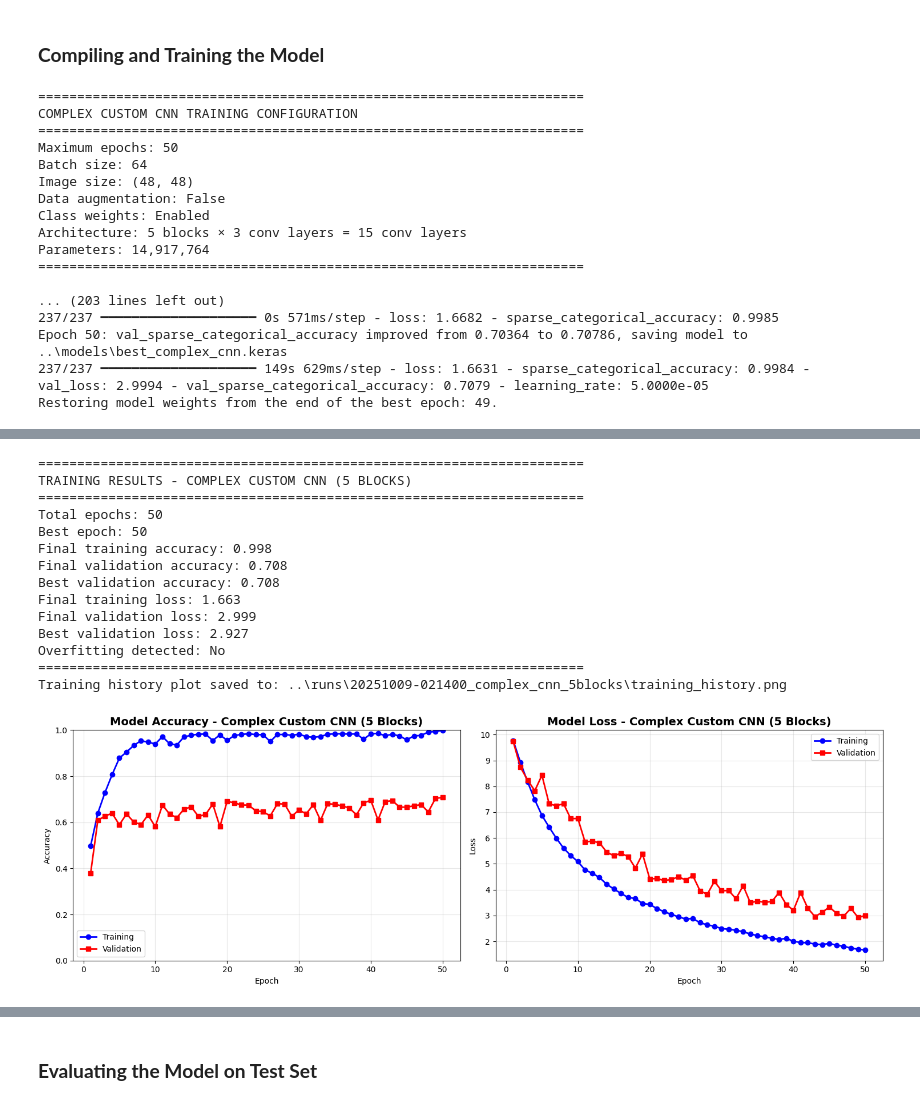
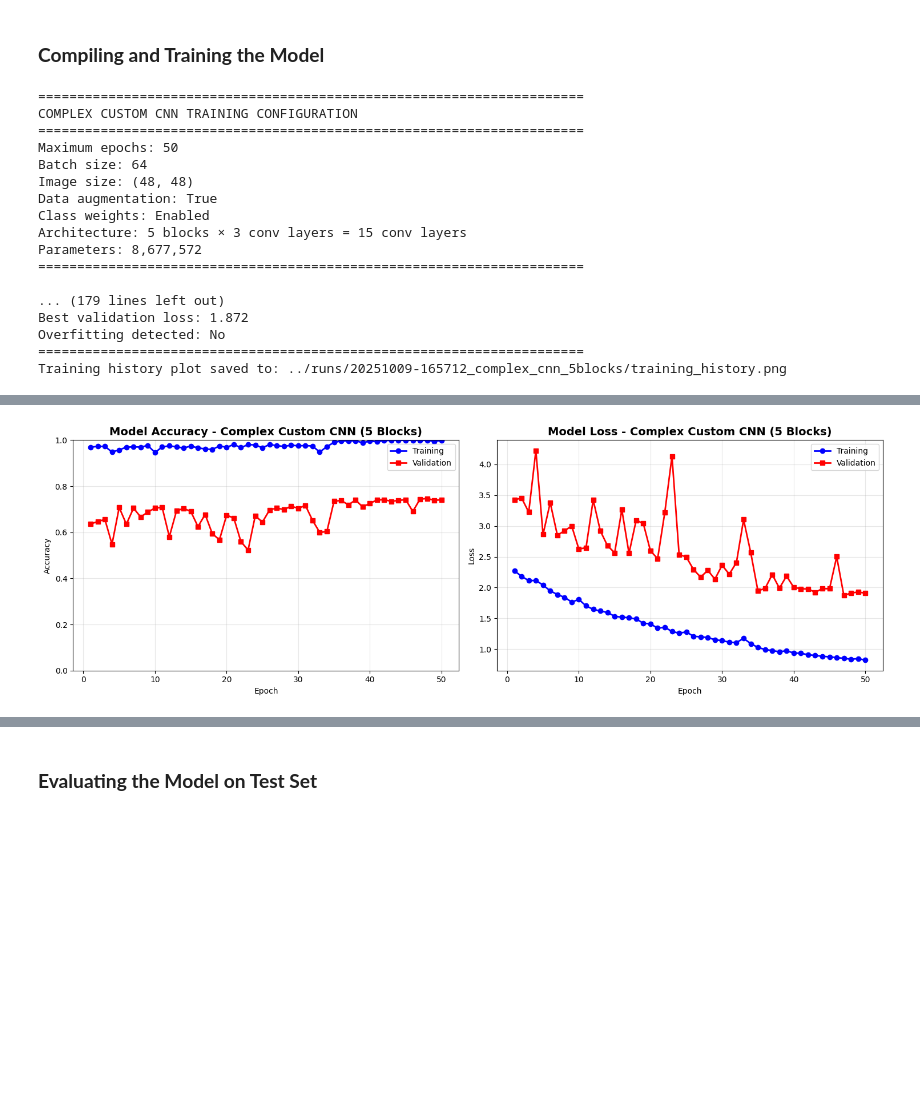
Before and after one commit to ayri77/FacialEmotionRecognition, a Jupyter notebook: notebooks/Facial_Emotion_Recognition_Complete.ipynb, the cells around one changed output, grey strips where cells are left out. Cells and saved outputs as stored; diff of their text form; code cells hidden in the pictures; blank space fills up the shorter version.

Commit message:
Final Capstone project completion: Added comprehensive final notebook with 82.03% accuracy, Docker optimization guide, and complete project documentation

```diff
--- a/notebooks/Facial_Emotion_Recognition_Complete.ipynb
+++ b/notebooks/Facial_Emotion_Recognition_Complete.ipynb
@@ -848,6 +936,7 @@ def make_generators(train_dir, val_dir, test_dir, img_size=(48,48),
     print("Train data:")
     train_ds = image_dataset_from_directory(
         train_dir,
+        class_names=CLASS_ORDER,  # FIXED ORDER for reproducibility!
         image_size=img_size,
         batch_size=batch_size,
         color_mode=color_mode,
@@ -860,6 +949,7 @@ def make_generators(train_dir, val_dir, test_dir, img_size=(48,48),
     print("Validation data:")
     val_ds = image_dataset_from_directory(
         val_dir,
+        class_names=CLASS_ORDER,  # FIXED ORDER for reproducibility!
         image_size=img_size,
         batch_size=batch_size,
         color_mode=color_mode,
@@ -870,6 +960,7 @@ def make_generators(train_dir, val_dir, test_dir, img_size=(48,48),
     print("Test data:")
     test_ds = image_dataset_from_directory(
         test_dir,
+        class_names=CLASS_ORDER,  # FIXED ORDER for reproducibility!
         image_size=img_size,
         batch_size=batch_size,
         color_mode=color_mode,
@@ -921,17 +1012,3 @@ Image range: [0.000, 1.000]
 Labels shape: (64,)
 Labels dtype: <dtype: 'int32'>
 Unique labels: [0 2 3 1]
-# %%
-# class weights to compensate imbalance during training
-all_labels = []
-for batch in train_gen.take(-1):
-    _, labels = batch
-    all_labels.extend(labels.numpy())
-
-weights = compute_class_weight(
-    class_weight='balanced',
-    classes=np.unique(all_labels),
-    y=all_labels,
-)
-CLASS_WEIGHTS = {i: w for i, w in enumerate(weights)}
-print_dict_table(CLASS_WEIGHTS, title="Class weights", val_header="Value", show_percent=False, value_decimals=3)
@@ -1433,7 +1513,7 @@ def create_model_from_config(config_name: str, **kwargs):
 # =============================================================================
 
 def train_model(model, train_dataset, val_dataset, model_name, run_dir,
-                class_labels, epochs=20, callbacks=None, class_weights=None):
+                class_labels, epochs=20, callbacks=None, class_weights=CLASS_WEIGHTS):
     """
     Train model only (without evaluation).
 
@@ -1511,7 +1591,7 @@ def train_model(model, train_dataset, val_dataset, model_name, run_dir,
     }
     save_metrics(training_params, run_dir / "training_params.json")
 
-    return model, history
+    return model, history, train_duration
 
 def evaluate_model(model, test_dataset, model_name, run_dir, class_labels):
     """
@@ -1542,7 +1622,7 @@ def evaluate_model(model, test_dataset, model_name, run_dir, class_labels):
 
 def train_and_evaluate_model(model, train_dataset, val_dataset, test_dataset,
                            model_name, run_dir, class_labels, epochs=20,
-                           callbacks=None, class_weights=None):
+                           callbacks=None, class_weights=CLASS_WEIGHTS):
     """
     Complete training and evaluation pipeline.
 
@@ -3574,7 +3995,7 @@ callbacks_complex = [
     ),
 
     keras.callbacks.ModelCheckpoint(
-        filepath=MODELS_DIR / "best_complex_cnn.keras",
+        filepath=str(MODELS_DIR / "best_complex_cnn.keras"),
         monitor=VAL_METRIC_NAME,
         save_best_only=True,
         mode='max',
@@ -3594,9 +4015,9 @@ print("=" * 70)
 print("COMPLEX CUSTOM CNN TRAINING CONFIGURATION")
 print("=" * 70)
 print(f"Maximum epochs: {COMPLEX_EPOCHS}")
-print(f"Batch size: {BATCH_SIZE}")
-print(f"Image size: {IMG_SIZE}")
-print(f"Data augmentation: {AUGMENT}")
+print(f"Batch size: {BATCH_SIZE_COMPLEX}")
+print(f"Image size: {IMG_SIZE_COMPLEX}")
+print(f"Data augmentation: {AUGMENT_COMPLEX}")
 print(f"Class weights: Enabled")
 print(f"Architecture: 5 blocks × 3 conv layers = 15 conv layers")
 print(f"Parameters: {cnn_complex.count_params():,}")
@@ -3612,8 +4033,8 @@ print("=" * 70)
 
 complex_trained, complex_history, train_time = train_model(
     model=cnn_complex,
-    train_dataset=train_gen,
-    val_dataset=val_gen,
+    train_dataset=train_gen_complex,
+    val_dataset=val_gen_complex,
     model_name="complex_cnn",
     run_dir=run_dir_complex,
     class_labels=CLASS_LABELS,
@@ -3638,14 +4059,14 @@ COMPLEX CUSTOM CNN TRAINING CONFIGURATION
 Maximum epochs: 50
 Batch size: 64
 Image size: (48, 48)
-Data augmentation: False
+Data augmentation: True
 Class weights: Enabled
 Architecture: 5 blocks × 3 conv layers = 15 conv layers
-Parameters: 14,917,764
+Parameters: 8,677,572
 ======================================================================
 
-... (203 lines left out)
-237/237 ━━━━━━━━━━━━━━━━━━━━ 0s 571ms/step - loss: 1.6682 - sparse_categorical_accuracy: 0.9985
-Epoch 50: val_sparse_categorical_accuracy improved from 0.70364 to 0.70786, saving model to ..\models\best_complex_cnn.keras
-237/237 ━━━━━━━━━━━━━━━━━━━━ 149s 629ms/step - loss: 1.6631 - sparse_categorical_accuracy: 0.9984 - val_loss: 2.9994 - val_sparse_categorical_accuracy: 0.7079 - learning_rate: 5.0000e-05
-Restoring model weights from the end of the best epoch: 49.
+... (179 lines left out)
+Best validation loss: 1.872
+Overfitting detected: No
+======================================================================
+Training history plot saved to: ../runs/20251009-165712_complex_cnn_5blocks/training_history.png
@@ -3653,15 +4073 @@ Restoring model weights from the end of the best epoch: 49.
-======================================================================
-TRAINING RESULTS - COMPLEX CUSTOM CNN (5 BLOCKS)
-======================================================================
-Total epochs: 50
-Best epoch: 50
-Final training accuracy: 0.998
-Final validation accuracy: 0.708
-Best validation accuracy: 0.708
-Final training loss: 1.663
-Final validation loss: 2.999
-Best validation loss: 2.927
-Overfitting detected: No
-======================================================================
-Training history plot saved to: ..\runs\20251009-021400_complex_cnn_5blocks\training_history.png
-[figure, old version]
+[figure, new version]
```
Also changed, not shown: parts of 75 cells of this notebook, 30 other files.
